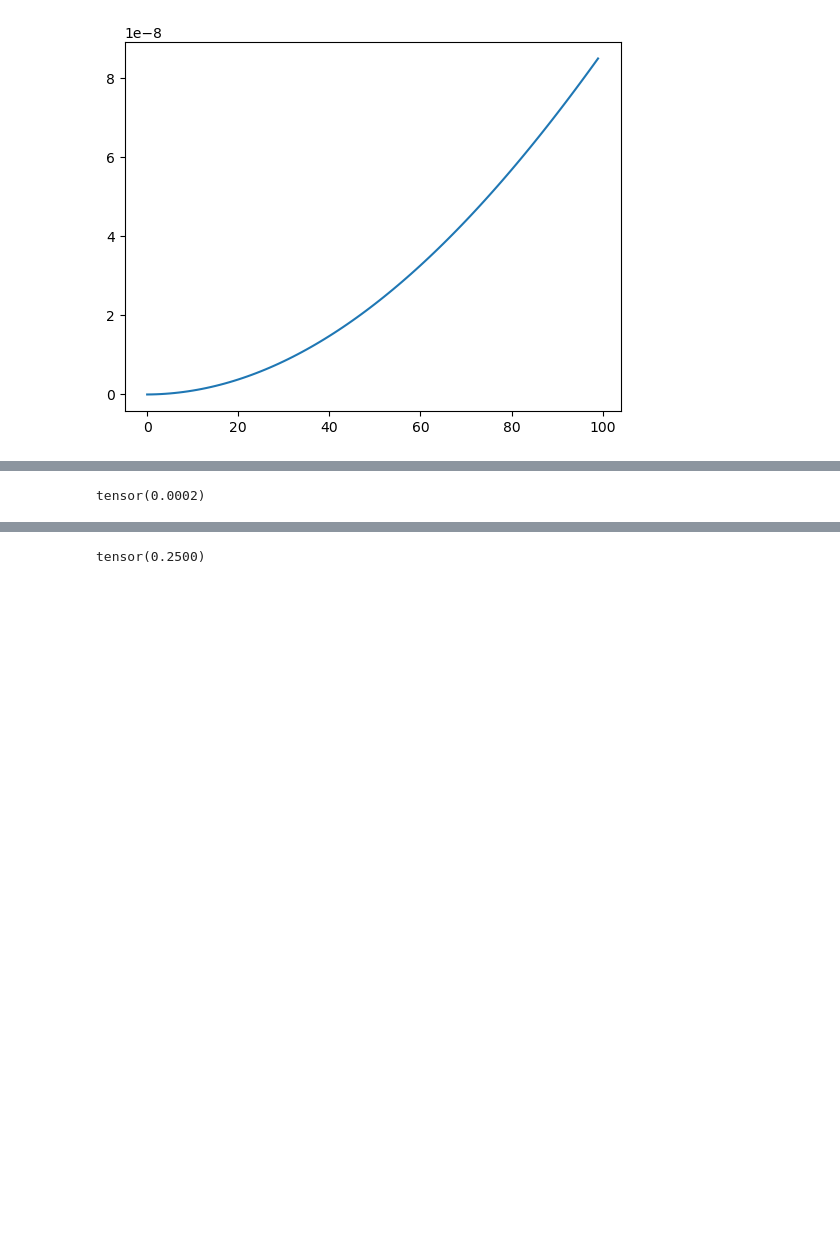
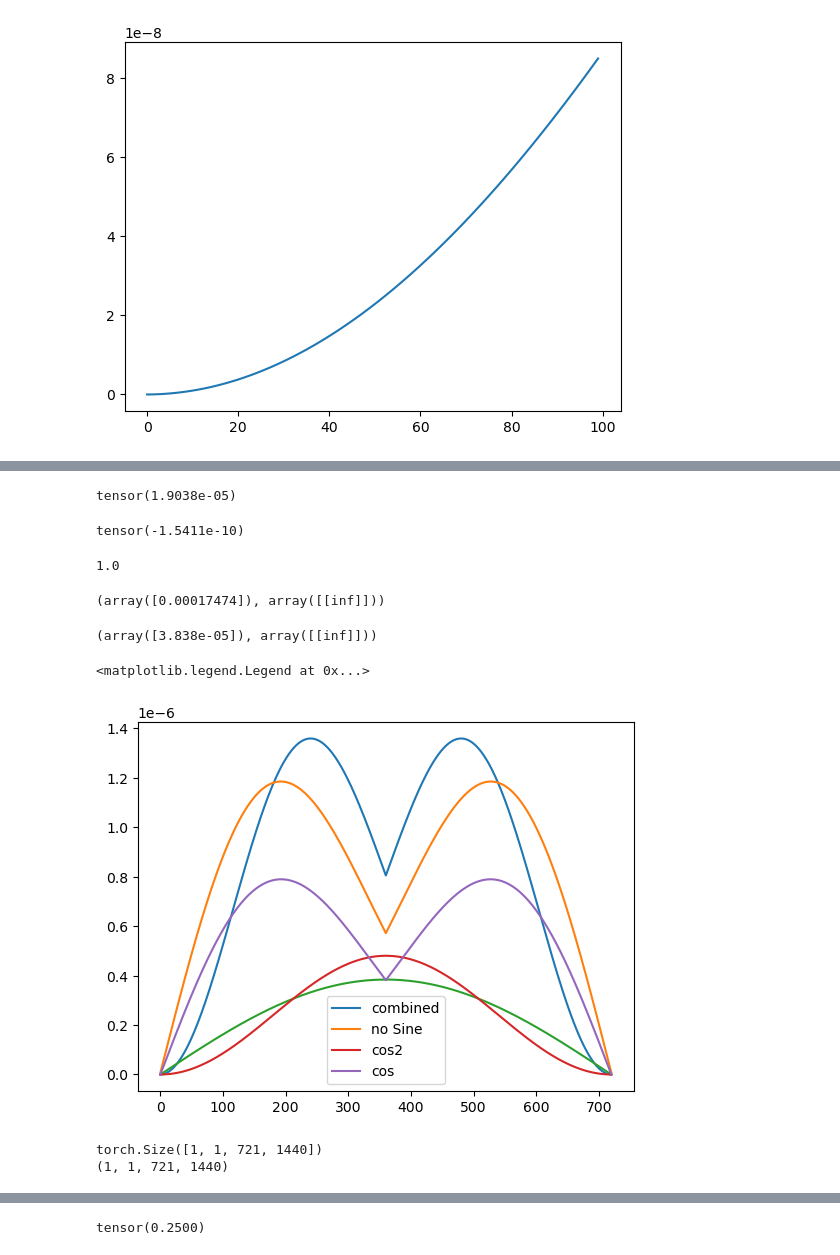
Before and after one commit to Slusny/Modulated-Spherical-Fourier-Neural-Operator, a Jupyter notebook: loss_inspect.ipynb, the cells around one changed output, grey strips where cells are left out. Saved outputs shown, nothing was run; the diff lists cells and outputs as text; code cells hidden in the pictures; blank space fills up the shorter version.

```diff
--- a/loss_inspect.ipynb
+++ b/loss_inspect.ipynb
@@ -187,0 +176,12 @@ plt.legend()
+# %%
+xc_y[2]
+# %% [output]
+tensor(1.9038e-05)
+# %%
+(xc_y*1.735e-4 - xs_y).mean()
+# %% [output]
+tensor(-1.5411e-10)
+# %%
+np.sin(np.pi/2)
+# %% [output]
+1.0
@@ -188,4 +193,33 @@ plt.legend()
 # %%
-x[0,0,:,0].sum()
+import scipy
-# %% [output]
-tensor(0.0002)
+# %%
+scipy.optimize.curve_fit(f, list(range(721)), xs_y, p0=1.75e-4 )
+# %% [output]
+(array([0.00017474]), array([[inf]]))
+# %%
+scipy.optimize.curve_fit(f2, list(range(721)), x_y, p0=3.8e-7 )
+# %% [output]
+(array([3.838e-05]), array([[inf]]))
+# %%
+x = lossn(zeros+0.1,torch.tensor(y)+1.1)
+xs = loss_noSinen(zeros+0.1,torch.tensor(y)+1.1)
+xc = cosn(zeros+0.1,torch.tensor(y)+1.1)
+
+x_y = x[0,0,:,0]
+plt.plot(x_y,label="combined")
+xs_y = xs[0,0,:,0]
+plt.plot(xs_y,label="no Sine")
+plt.plot(onlySine*3.838e-7)
+plt.plot(onlySine*onlySine*4.8e-7,label='cos2')
+xc_y = xc[0,0,:,0]
+plt.plot(xc_y*1.7474e-4,label='cos')
+plt.legend()
+# %% [output]
+<matplotlib.legend.Legend at 0x...>
+[figure, added]
+# %%
+print((zeros+0.1).shape)
+print((y+1.1).shape)
+# %% [output]
+torch.Size([1, 1, 721, 1440])
+(1, 1, 721, 1440)
```
Also changed, not shown: parts of 10 cells of this notebook, 6 other files.
